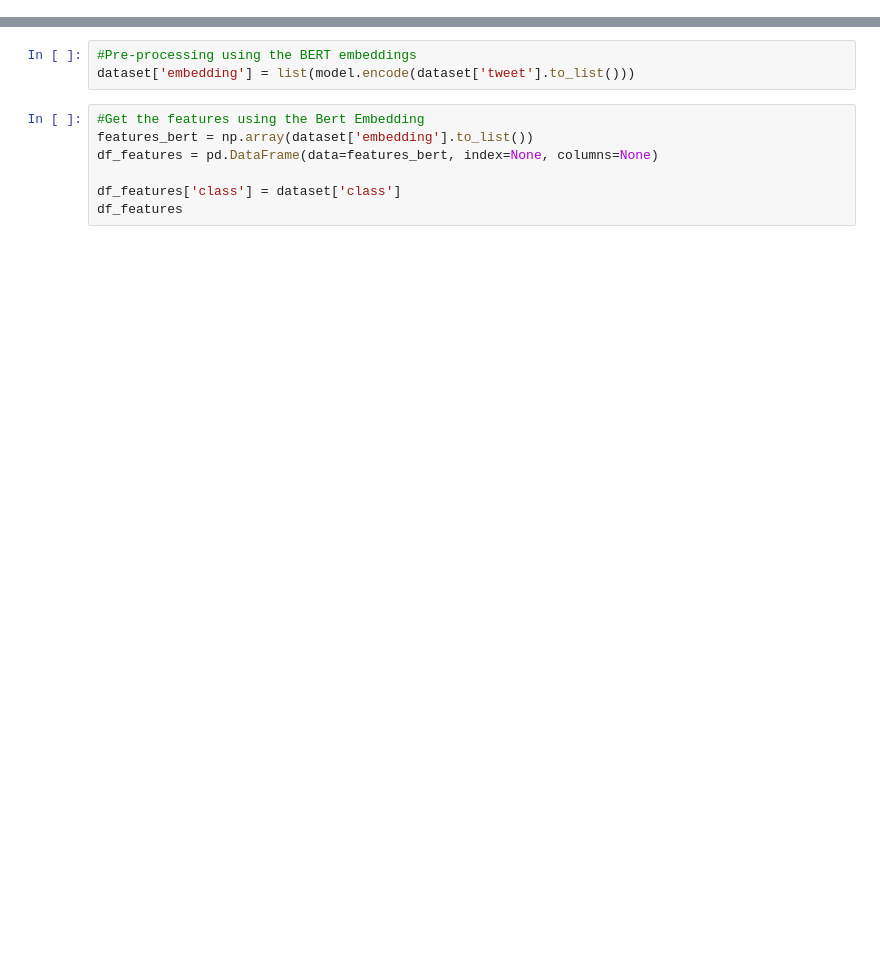
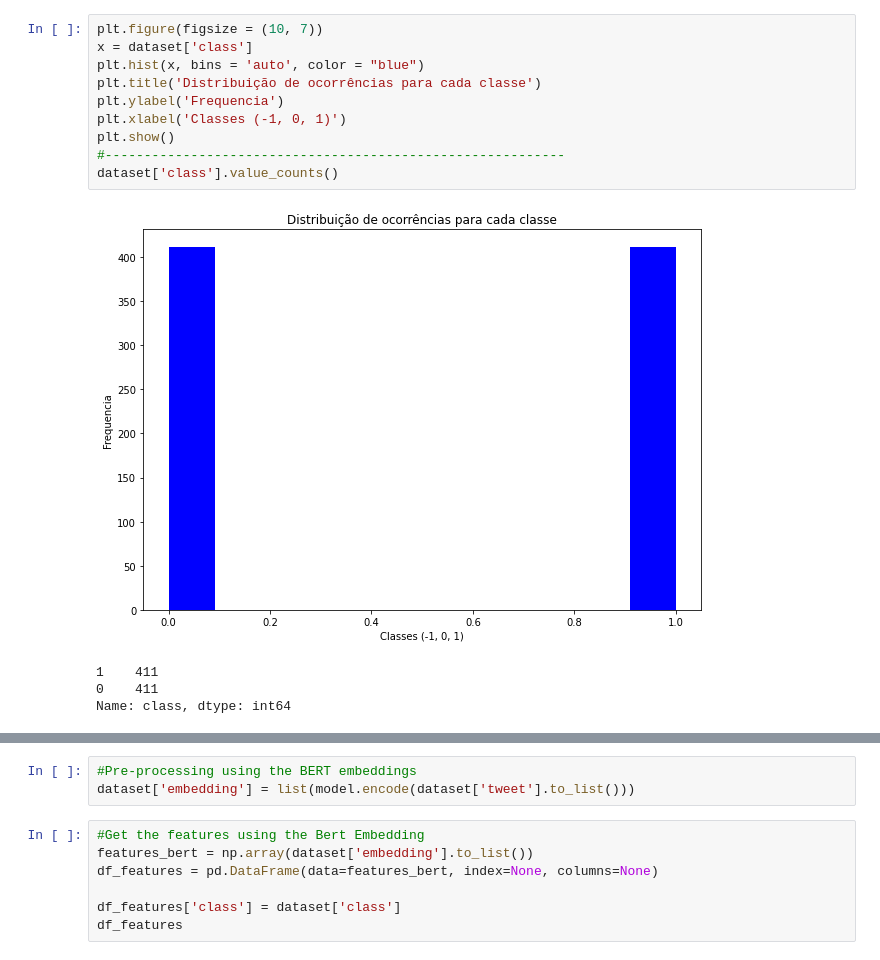
Before and after one commit to francielleavargas/EACL2021, a Jupyter notebook: Antisemitism.ipynb, the cells around one changed output, grey strips where cells are left out. Cells and saved outputs as stored; diff of their text form; blank space fills up the shorter version.

```diff
--- a/Antisemitism.ipynb
+++ b/Antisemitism.ipynb
@@ -85,0 +86,15 @@ Requirement already satisfied, skipping upgrade: packaging in /usr/local/lib/pyt
+# %%
+plt.figure(figsize = (10, 7))
+x = dataset['class']
+plt.hist(x, bins = 'auto', color = "blue")
+plt.title('Distribuição de ocorrências para cada classe')
+plt.ylabel('Frequencia')
+plt.xlabel('Classes (-1, 0, 1)')
+plt.show()
+#-----------------------------------------------------------
+dataset['class'].value_counts()
+# %% [output]
+[figure, added]
+1    411
+0    411
+Name: class, dtype: int64
```
Also changed, not shown: parts of 10 cells of this notebook.
